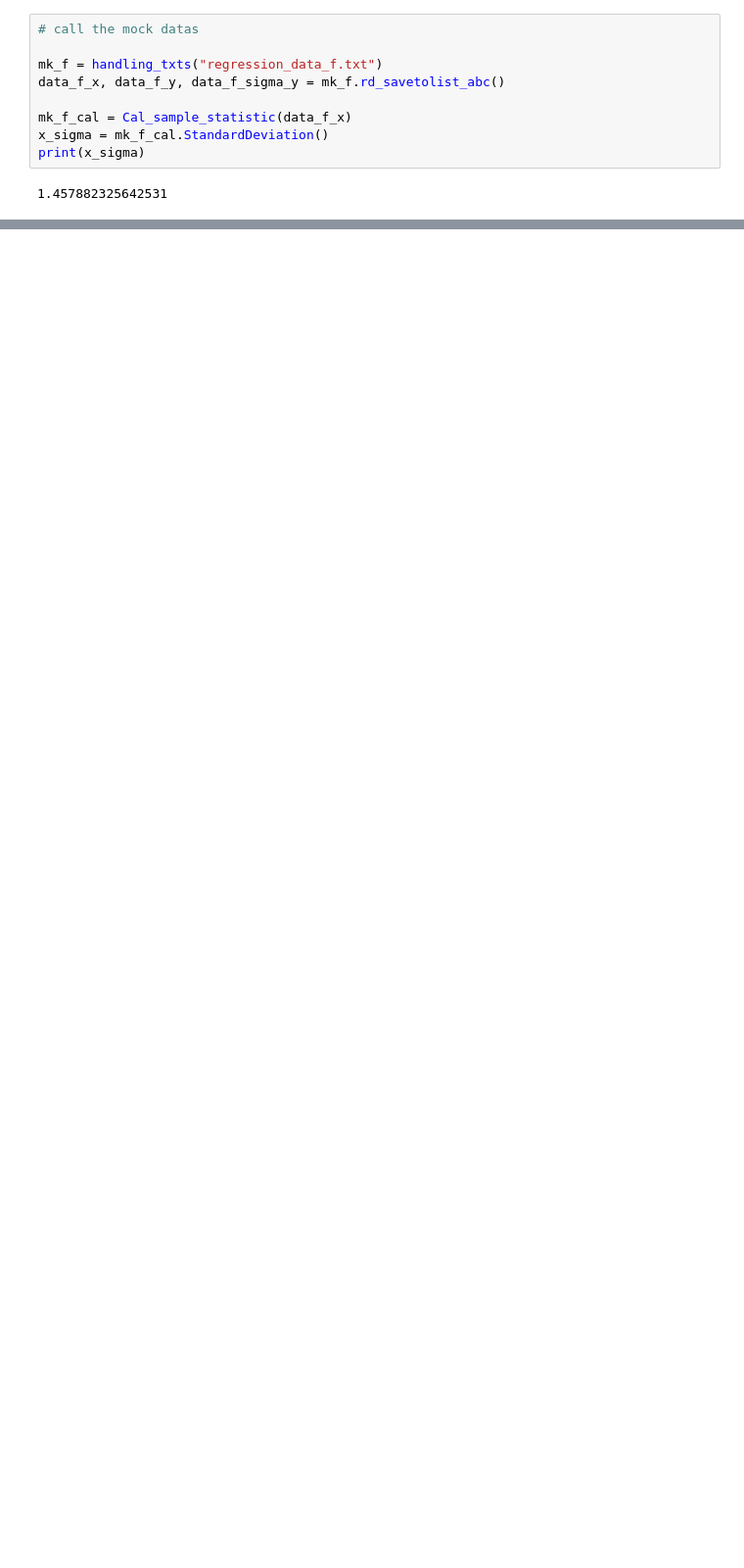
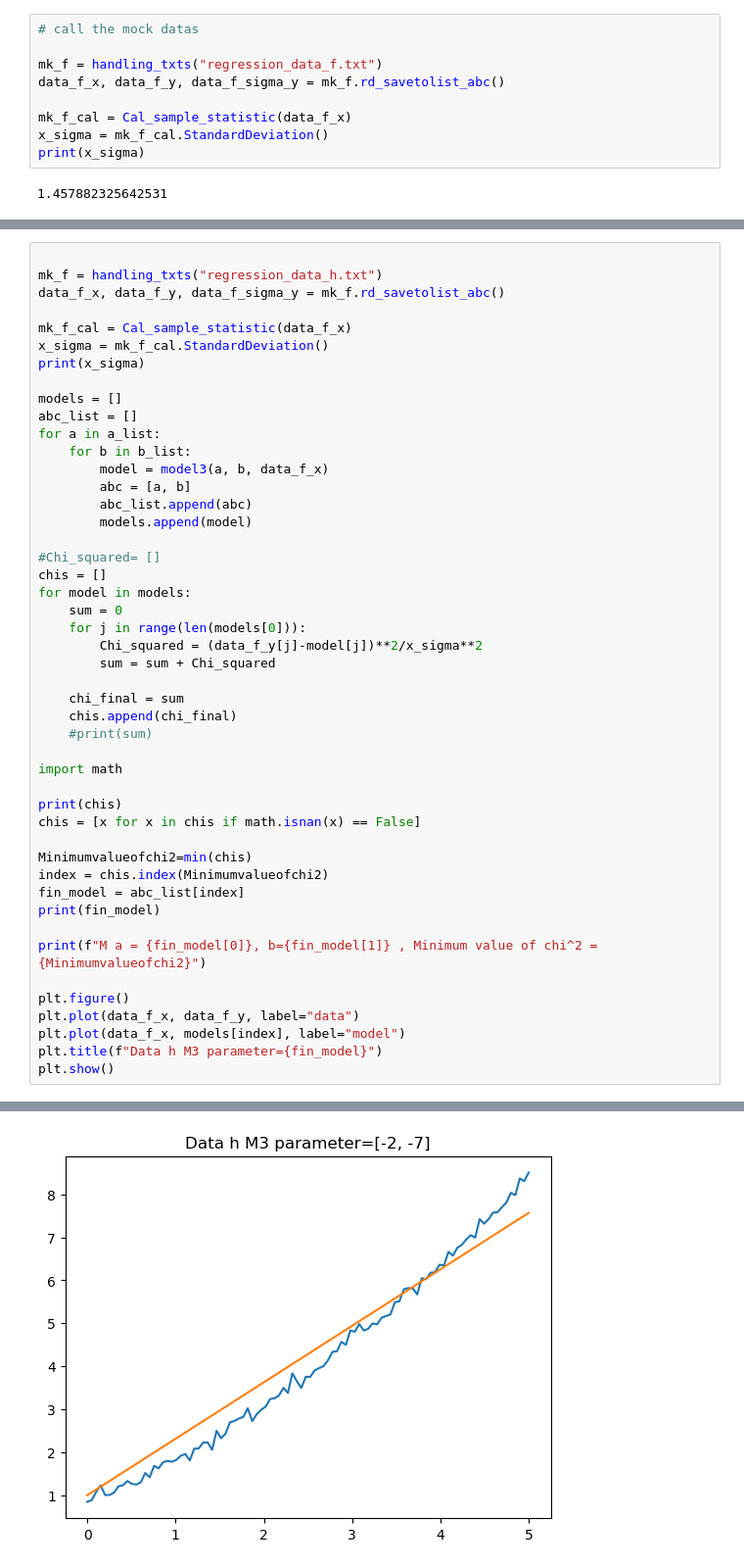
Before and after one commit to mmingyeong/2023-2_AstroStatistics_HW, a Jupyter notebook: HW4/class.ipynb, the cells around one changed output, grey strips where cells are left out. Shown at 98% size. Drawn from its saved outputs; the diff is of its cells as text; blank space fills up the shorter version.

```diff
--- a/HW4/class.ipynb
+++ b/HW4/class.ipynb
@@ -310,0 +316,48 @@ plt.show()
+# %%
+
+mk_f = handling_txts("regression_data_h.txt")
+data_f_x, data_f_y, data_f_sigma_y = mk_f.rd_savetolist_abc()
+
+mk_f_cal = Cal_sample_statistic(data_f_x)
+x_sigma = mk_f_cal.StandardDeviation()
+print(x_sigma)
+
+models = []
+abc_list = []
+for a in a_list:
+    for b in b_list:
+        model = model3(a, b, data_f_x)
+        abc = [a, b]
+        abc_list.append(abc)
+        models.append(model)
+
+#Chi_squared= []
+chis = []
+for model in models:
+    sum = 0
+    for j in range(len(models[0])):
+        Chi_squared = (data_f_y[j]-model[j])**2/x_sigma**2
+        sum = sum + Chi_squared
+
+    chi_final = sum
+    chis.append(chi_final)
+    #print(sum)
+
+import math
+
+print(chis)
+chis = [x for x in chis if math.isnan(x) == False]
+
+Minimumvalueofchi2=min(chis)
+index = chis.index(Minimumvalueofchi2)
+fin_model = abc_list[index]
+print(fin_model)
+
+print(f"M a = {fin_model[0]}, b={fin_model[1]} , Minimum value of chi^2 = {Minimumvalueofchi2}")
+
+plt.figure()
+plt.plot(data_f_x, data_f_y, label="data")
+plt.plot(data_f_x, models[index], label="model")
+plt.title(f"Data h M3 parameter={fin_model}")
+plt.show()
+# %% [output]
@@ -310,0 +368 @@ plt.show()
+[figure, added]
```
Also changed, not shown: parts of 18 cells of this notebook, 40 other files.
